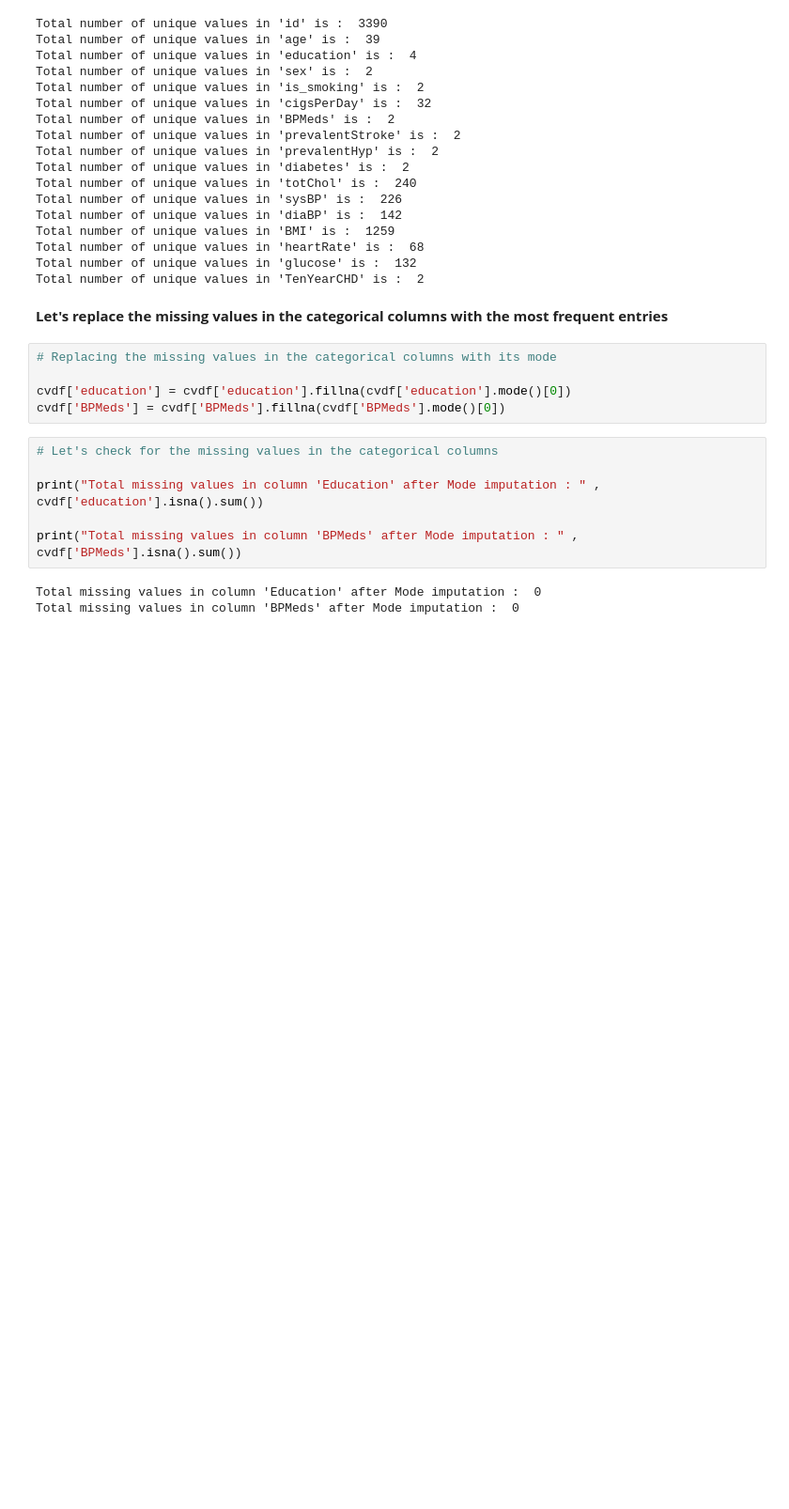
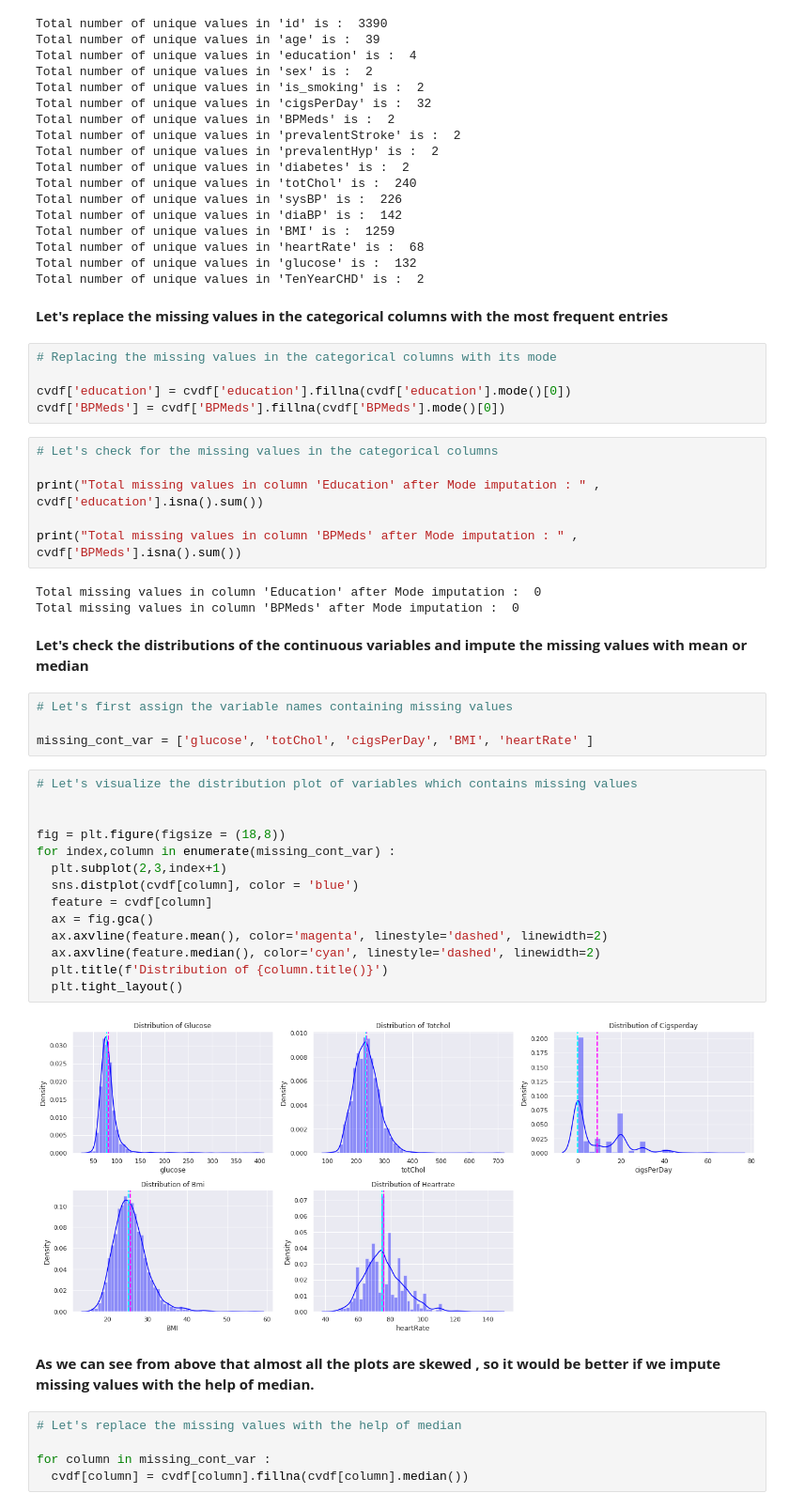
Before and after one commit to Kousikdutta1/Cardiovascular-Risk-Prediction, a Jupyter notebook: Kousik_Dutta_Cardiovascular_Risk_Prediction_Capstone_Project_.ipynb, the cells around one changed output. Shown at 94% size. Drawn from its saved outputs; the diff is of its cells as text; blank space fills up the shorter version.

```diff
--- a/Kousik_Dutta_Cardiovascular_Risk_Prediction_Capstone_Project_.ipynb
+++ b/Kousik_Dutta_Cardiovascular_Risk_Prediction_Capstone_Project_.ipynb
@@ -300,3 +301,32 @@ print("Total missing values in column 'BPMeds' after Mode imputation : " ,    cv
 # %% [output]
 Total missing values in column 'Education' after Mode imputation :  0
 Total missing values in column 'BPMeds' after Mode imputation :  0
+# %% [markdown]
+**Let's check the distributions of the continuous variables and impute the missing values with mean or median**
+# %%
+# Let's first assign the variable names containing missing values
+
+missing_cont_var = ['glucose', 'totChol', 'cigsPerDay', 'BMI', 'heartRate' ]
+# %%
+# Let's visualize the distribution plot of variables which contains missing values
+
+
+fig = plt.figure(figsize = (18,8))
+for index,column in enumerate(missing_cont_var) :
+  plt.subplot(2,3,index+1)
+  sns.distplot(cvdf[column], color = 'blue')
+  feature = cvdf[column]
+  ax = fig.gca()
+  ax.axvline(feature.mean(), color='magenta', linestyle='dashed', linewidth=2)
+  ax.axvline(feature.median(), color='cyan', linestyle='dashed', linewidth=2)
+  plt.title(f'Distribution of {column.title()}')
+  plt.tight_layout()
+# %% [output]
+[figure, added]
+# %% [markdown]
+**As we can see from above that almost all the plots are skewed , so it would be better if we impute missing values with the help of median.**
+# %%
+# Let's replace the missing values with the help of median
+
+for column in missing_cont_var :
+  cvdf[column] = cvdf[column].fillna(cvdf[column].median())
```
Also changed, not shown: parts of 14 cells of this notebook.
